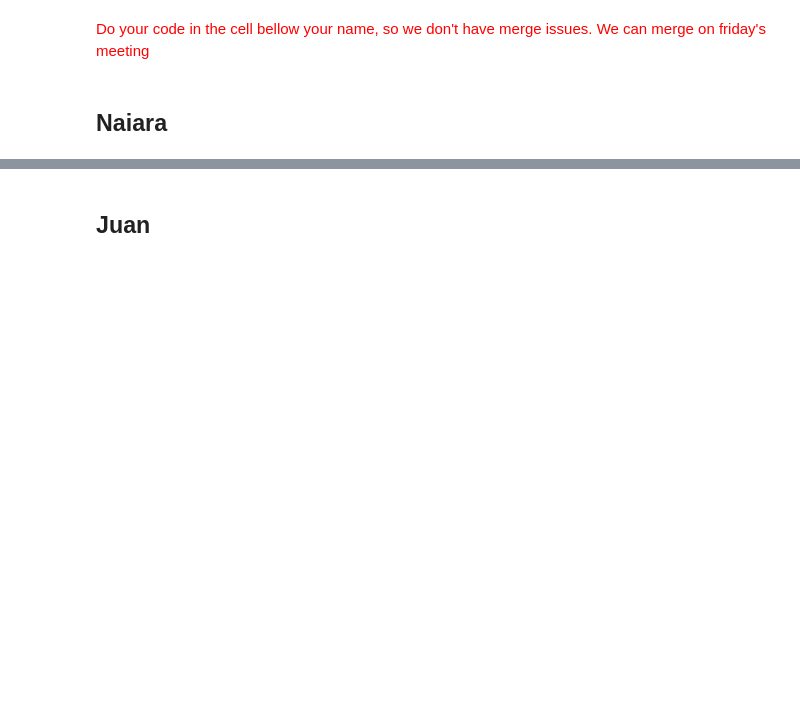
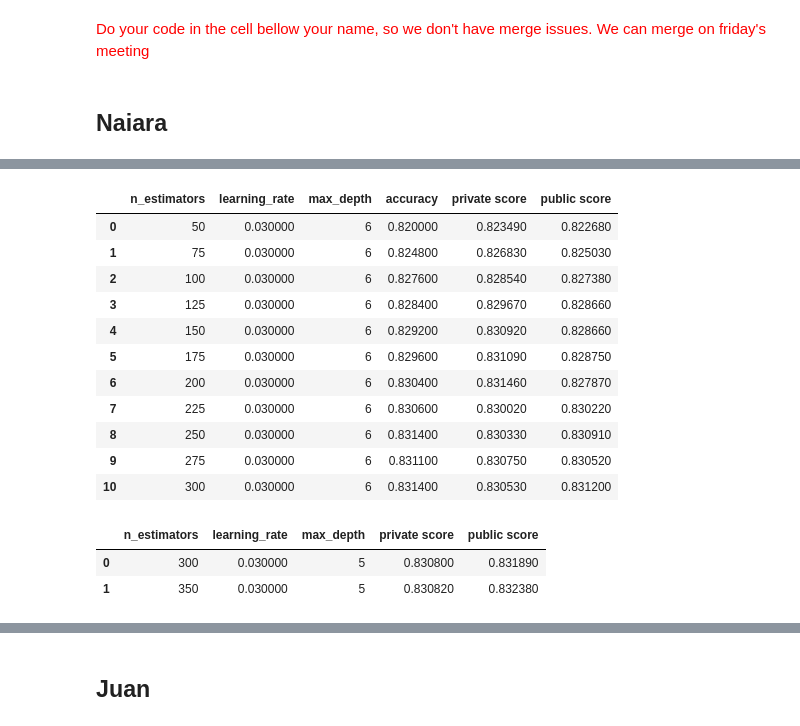
Before and after one commit to naiaraAM/ML_project_UT, a Jupyter notebook: Project_ML.ipynb, the cells around one changed output, grey strips where cells are left out. Saved outputs shown, nothing was run; the diff lists cells and outputs as text; code cells hidden in the pictures; blank space fills up the shorter version.

```diff
--- a/Project_ML.ipynb
+++ b/Project_ML.ipynb
@@ -120,0 +238,46 @@ submitModel(model, test_data) # 0.82420
+# %%
+data_estimators = {
+    'n_estimators': [50, 75, 100, 125, 150, 175, 200, 225, 250, 275, 300],
+    'learning_rate': [0.03, 0.03, 0.03, 0.03, 0.03, 0.03, 0.03, 0.03, 0.03, 0.03, 0.03],
+    'max_depth': [6, 6, 6, 6, 6, 6, 6, 6, 6, 6, 6],
+    'accuracy': [0.8200, 0.8248, 0.8276, 0.8284, 0.8292, 0.8296, 0.8304, 0.8306, 0.8314, 0.8311, 0.8314],
+    'private score': [0.82349, 0.82683, 0.82854, 0.82967, 0.83092, 0.83109, 0.83146, 0.83002, 0.83033, 0.83075, 0.83053],
+    'public score': [0.82268, 0.82503, 0.82738, 0.82866, 0.82866, 0.82875, 0.82787, 0.83022, 0.83091, 0.83052, 0.83120]
+}
+
+df_estimators = pd.DataFrame(data_estimators)
+
+df_styled = df_estimators.style.background_gradient(subset=["accuracy", "public score", "private score"], cmap="RdYlGn", vmin=0.8148, vmax=0.84)
+
+df_styled
+# %% [output]
+|  | n_estimators | learning_rate | max_depth | accuracy | private score | public score |
+| 0 | 50 | 0.030000 | 6 | 0.820000 | 0.823490 | 0.822680 |
+| 1 | 75 | 0.030000 | 6 | 0.824800 | 0.826830 | 0.825030 |
+| 2 | 100 | 0.030000 | 6 | 0.827600 | 0.828540 | 0.827380 |
+| 3 | 125 | 0.030000 | 6 | 0.828400 | 0.829670 | 0.828660 |
+| 4 | 150 | 0.030000 | 6 | 0.829200 | 0.830920 | 0.828660 |
+| 5 | 175 | 0.030000 | 6 | 0.829600 | 0.831090 | 0.828750 |
+| 6 | 200 | 0.030000 | 6 | 0.830400 | 0.831460 | 0.827870 |
+| 7 | 225 | 0.030000 | 6 | 0.830600 | 0.830020 | 0.830220 |
+| 8 | 250 | 0.030000 | 6 | 0.831400 | 0.830330 | 0.830910 |
+| 9 | 275 | 0.030000 | 6 | 0.831100 | 0.830750 | 0.830520 |
+| 10 | 300 | 0.030000 | 6 | 0.831400 | 0.830530 | 0.831200 |
+# %%
+data_estimators = {
+    'n_estimators': [300, 350],
+    'learning_rate': [0.03, 0.03],
+    'max_depth': [5, 5],
+    'private score': [0.83080, 0.83082],
+    'public score': [0.83189, 0.83238]
+}
+
+df_estimators = pd.DataFrame(data_estimators)
+
+df_styled = df_estimators.style.background_gradient(subset=["public score", "private score"], cmap="RdYlGn", vmin=0.8148, vmax=0.84)
+
+df_styled
+# %% [output]
+|  | n_estimators | learning_rate | max_depth | private score | public score |
+| 0 | 300 | 0.030000 | 5 | 0.830800 | 0.831890 |
+| 1 | 350 | 0.030000 | 5 | 0.830820 | 0.832380 |
```
Also changed, not shown: parts of 18 cells of this notebook.
